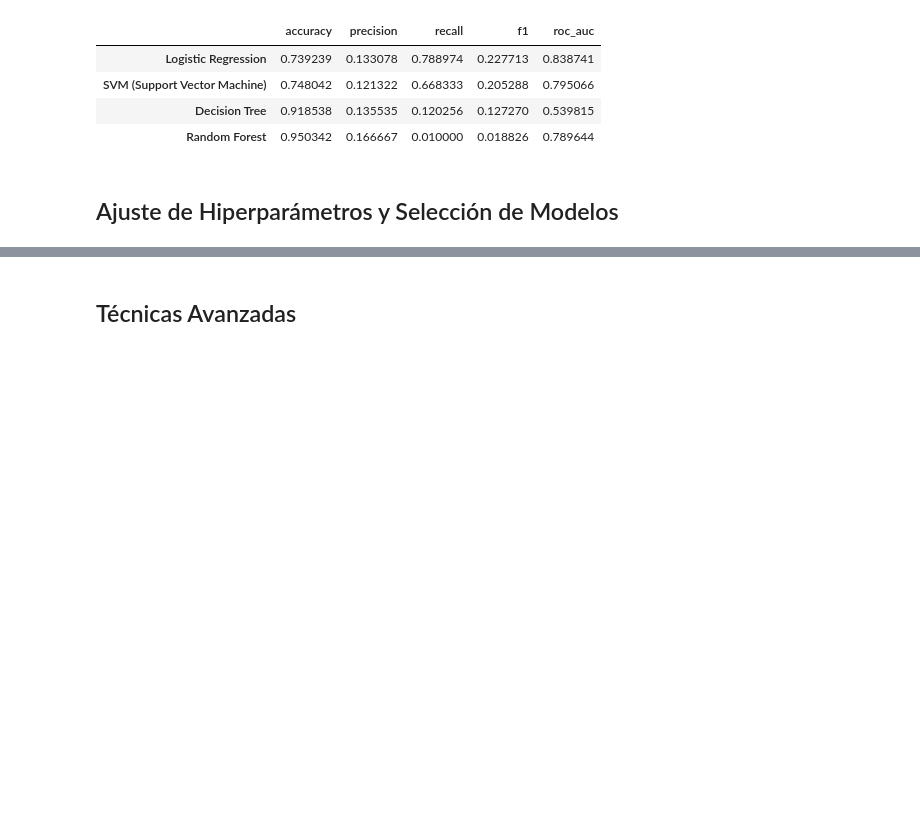
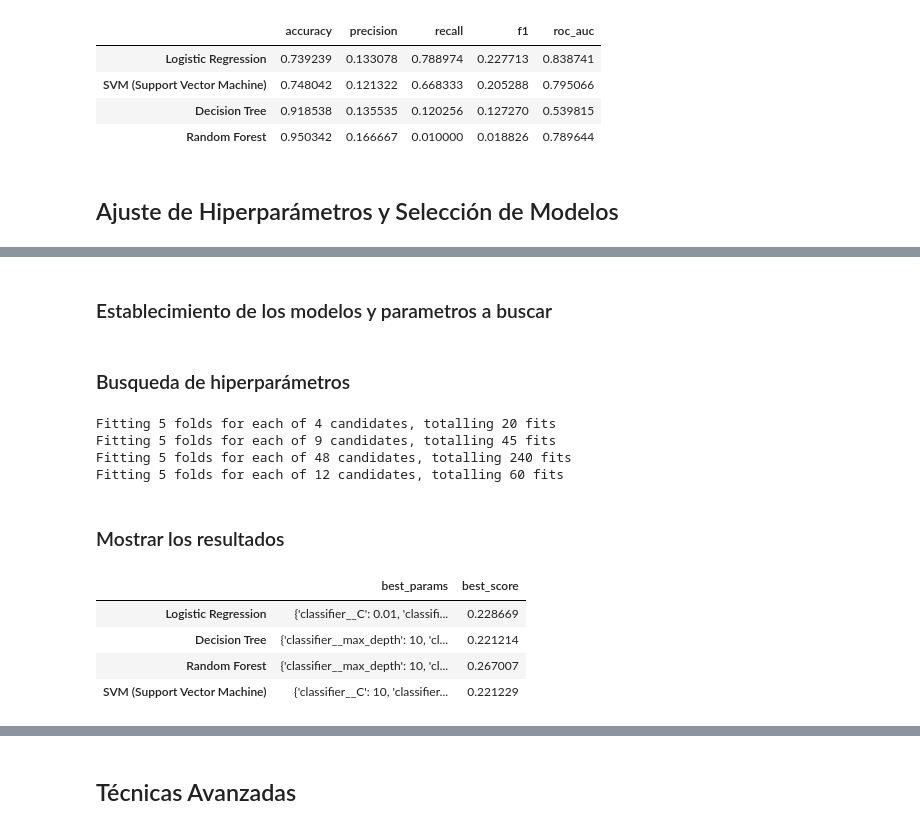
Before and after one commit to VictorDeMarco/Mineria-Datos, a Jupyter notebook: trabajo_final/trabajo_final.ipynb, the cells around one changed output, grey strips where cells are left out. Saved outputs shown, nothing was run; the diff lists cells and outputs as text; code cells hidden in the pictures; blank space fills up the shorter version.

```diff
--- a/trabajo_final/trabajo_final.ipynb
+++ b/trabajo_final/trabajo_final.ipynb
@@ -215,12 +215,8 @@ X_train, X_test, y_train, y_test = train_test_split(
 models = {
     "Logistic Regression": LogisticRegression(max_iter=1000, class_weight="balanced"),
     "Decision Tree": DecisionTreeClassifier(random_state=42, class_weight="balanced"),
-    "Random Forest": RandomForestClassifier(
-        n_estimators=100, random_state=42, class_weight="balanced"
-    ),
-    "SVM (Support Vector Machine)": SVC(
-        kernel="rbf", probability=True, class_weight="balanced"
-    ),
+    "Random Forest": RandomForestClassifier(random_state=42, class_weight="balanced"),
+    "SVM (Support Vector Machine)": SVC(probability=True, class_weight="balanced"),
 }
 # %% [markdown]
 ### Evaluación de los modelos
@@ -291,0 +253,2 @@ Mejor puntuación F1: 0.2670073670529044
+# %% [markdown]
+### Establecimiento de los modelos y parametros a buscar
@@ -291,0 +289,50 @@ Mejor puntuación F1: 0.2670073670529044
+# %% [markdown]
+### Busqueda de hiperparámetros
+# %%
+cv = StratifiedKFold(n_splits=5, shuffle=True, random_state=42)
+metrics = ["accuracy", "precision", "recall", "f1", "roc_auc"]
+params_results = {}
+
+# Buscar los mejores hiperparámetros para cada modelo
+for model, classifier in params_model.items():
+    pipe = Pipeline(
+        steps=[("preprocessor", preprocesor), ("classifier", classifier["classifier"])]
+    )
+    grid_search = GridSearchCV(
+        pipe, classifier["params"], scoring="f1", cv=cv, n_jobs=-1, verbose=1
+    )
+    grid_search.fit(X_train, y_train)
+
+    # Evaluar el modelo con los mejores hiperparámetros
+    scores = cross_validate(
+        grid_search.best_estimator_,
+        X_train,
+        y_train,
+        cv=cv,
+        scoring=metrics,
+        n_jobs=-1,
+        return_train_score=False,
+    )
+    params_results[model] = {
+        "best_params": grid_search.best_params_,
+        "best_score": grid_search.best_score_,
+        "metrics": {metric: scores[f"test_{metric}"].mean() for metric in metrics},
+    }
+# %% [output]
+Fitting 5 folds for each of 4 candidates, totalling 20 fits
+Fitting 5 folds for each of 9 candidates, totalling 45 fits
+Fitting 5 folds for each of 48 candidates, totalling 240 fits
+Fitting 5 folds for each of 12 candidates, totalling 60 fits
+# %% [markdown]
+### Mostrar los resultados
+# %%
+# Mostrar los resultados
+results_df = pd.DataFrame(params_results).T
+results_df.drop(columns=["metrics"], inplace=True)
+display(results_df)
+# %% [output]
+|  | best_params | best_score |
+| Logistic Regression | {'classifier__C': 0.01, 'classifi... | 0.228669 |
+| Decision Tree | {'classifier__max_depth': 10, 'cl... | 0.221214 |
+| Random Forest | {'classifier__max_depth': 10, 'cl... | 0.267007 |
+| SVM (Support Vector Machine) | {'classifier__C': 10, 'classifier... | 0.221229 |
```
Also changed, not shown: parts of 6 cells of this notebook.
